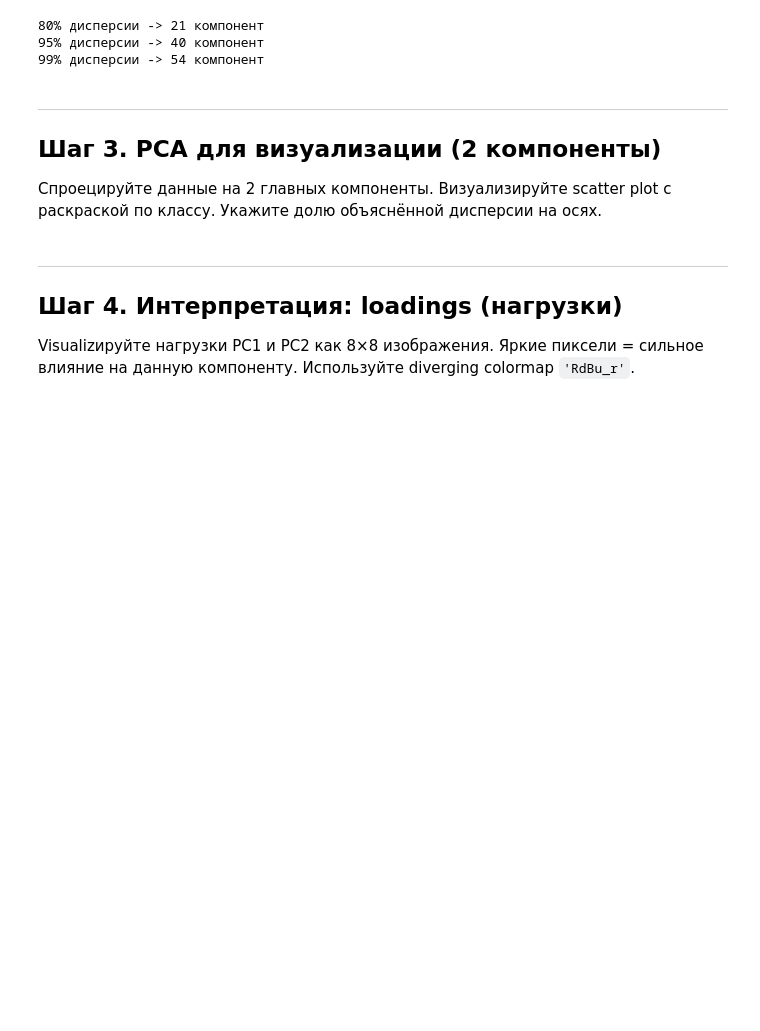
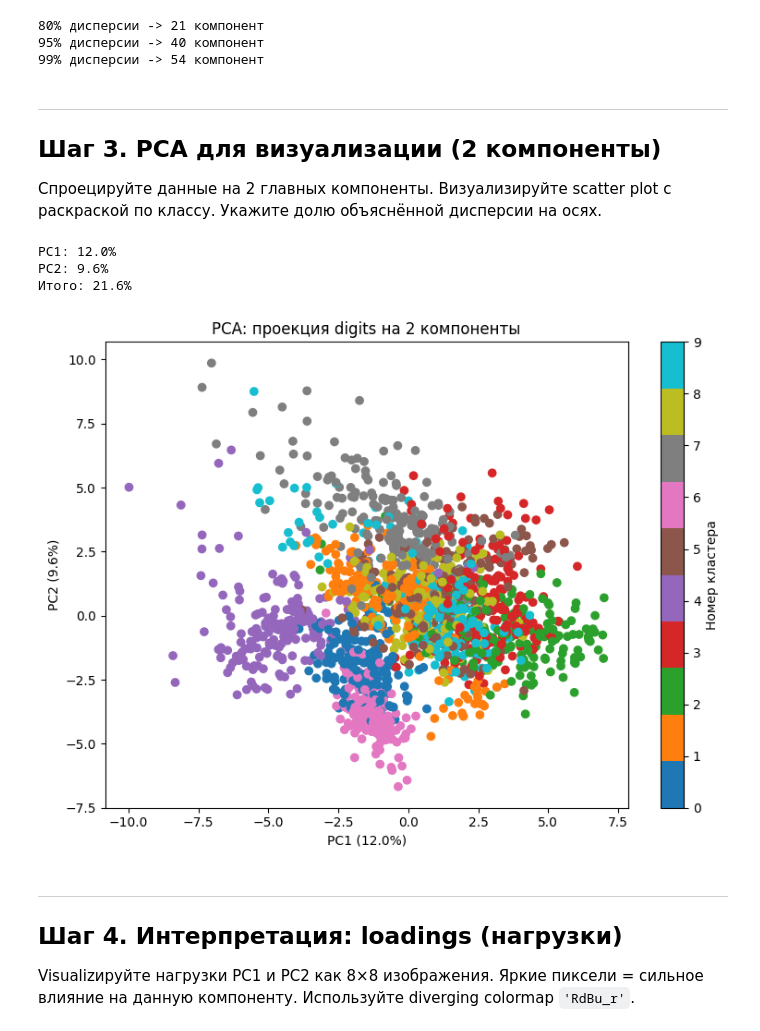
Before and after one commit to Xivalor/ml-course-homeworks, a Jupyter notebook: hw12_pca/pca_practice_student.ipynb, the cells around one changed output. Drawn from its saved outputs; the diff is of its cells as text; code cells hidden in the pictures; blank space fills up the shorter version.

```diff
--- a/hw12_pca/pca_practice_student.ipynb
+++ b/hw12_pca/pca_practice_student.ipynb
@@ -131,19 +131,26 @@ for threshold in [0.80, 0.95, 0.99]:
 Укажите долю объяснённой дисперсии на осях.
 # %%
 pca2 = PCA(n_components=2, random_state=42)
-X_pca2 = # YOUR CODE HERE
+X_pca2 = pca2.fit_transform(X_scaled)
 
 print(f"PC1: {pca2.explained_variance_ratio_[0]*100:.1f}%")
 print(f"PC2: {pca2.explained_variance_ratio_[1]*100:.1f}%")
 print(f"Итого: {pca2.explained_variance_ratio_.sum()*100:.1f}%")
 
 plt.figure(figsize=(8, 6))
 # YOUR CODE HERE: scatter с cmap='tab10', colorbar
+scatter = plt.scatter(X_pca2[:, 0], X_pca2[:, 1], c=y, cmap='tab10')
+plt.colorbar(scatter, label='Номер кластера')
 plt.xlabel(f'PC1 ({pca2.explained_variance_ratio_[0]*100:.1f}%)')
 plt.ylabel(f'PC2 ({pca2.explained_variance_ratio_[1]*100:.1f}%)')
 plt.title('PCA: проекция digits на 2 компоненты')
 plt.tight_layout()
 plt.show()
+# %% [output]
+PC1: 12.0%
+PC2: 9.6%
+Итого: 21.6%
+[figure, added]
 # %% [markdown]
 ---
 ## Шаг 4. Интерпретация: loadings (нагрузки)
```
